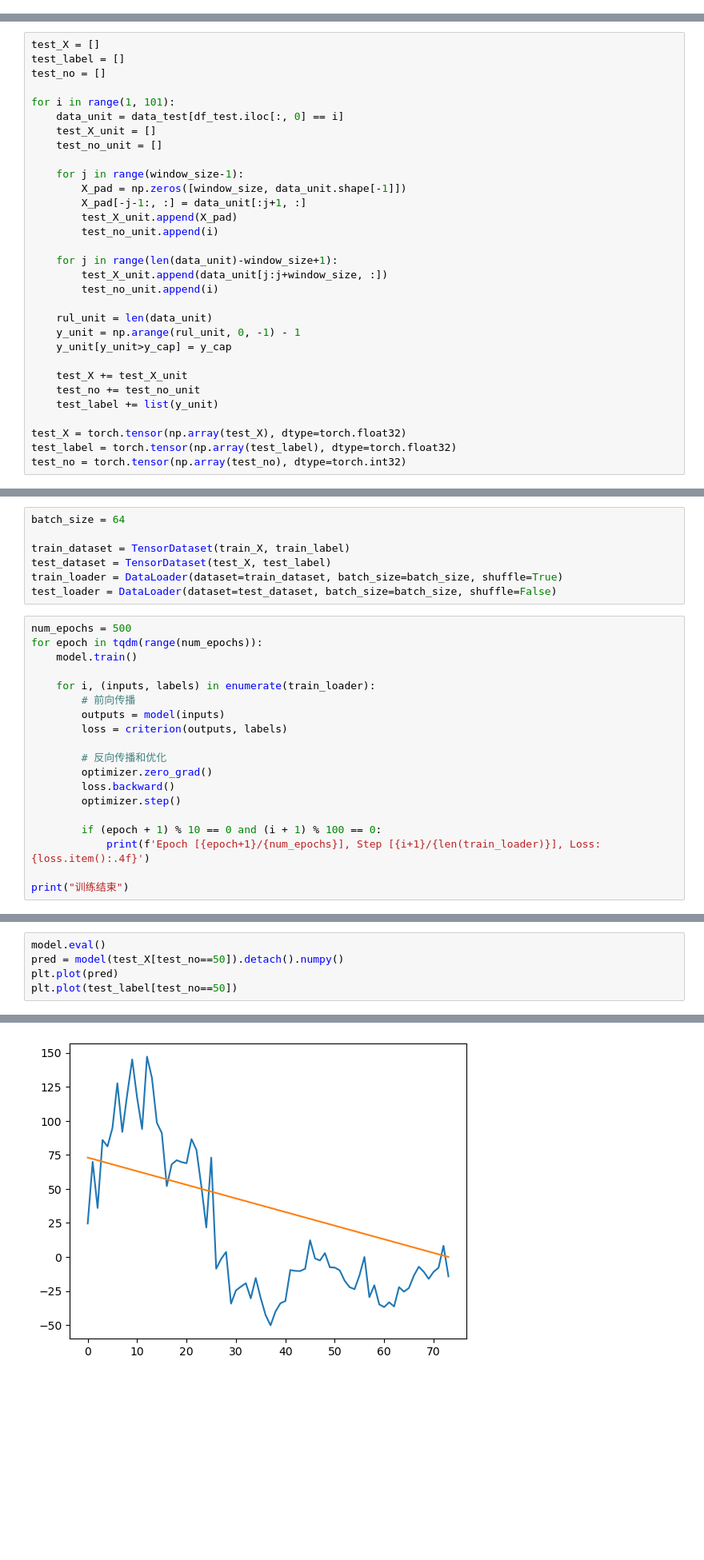
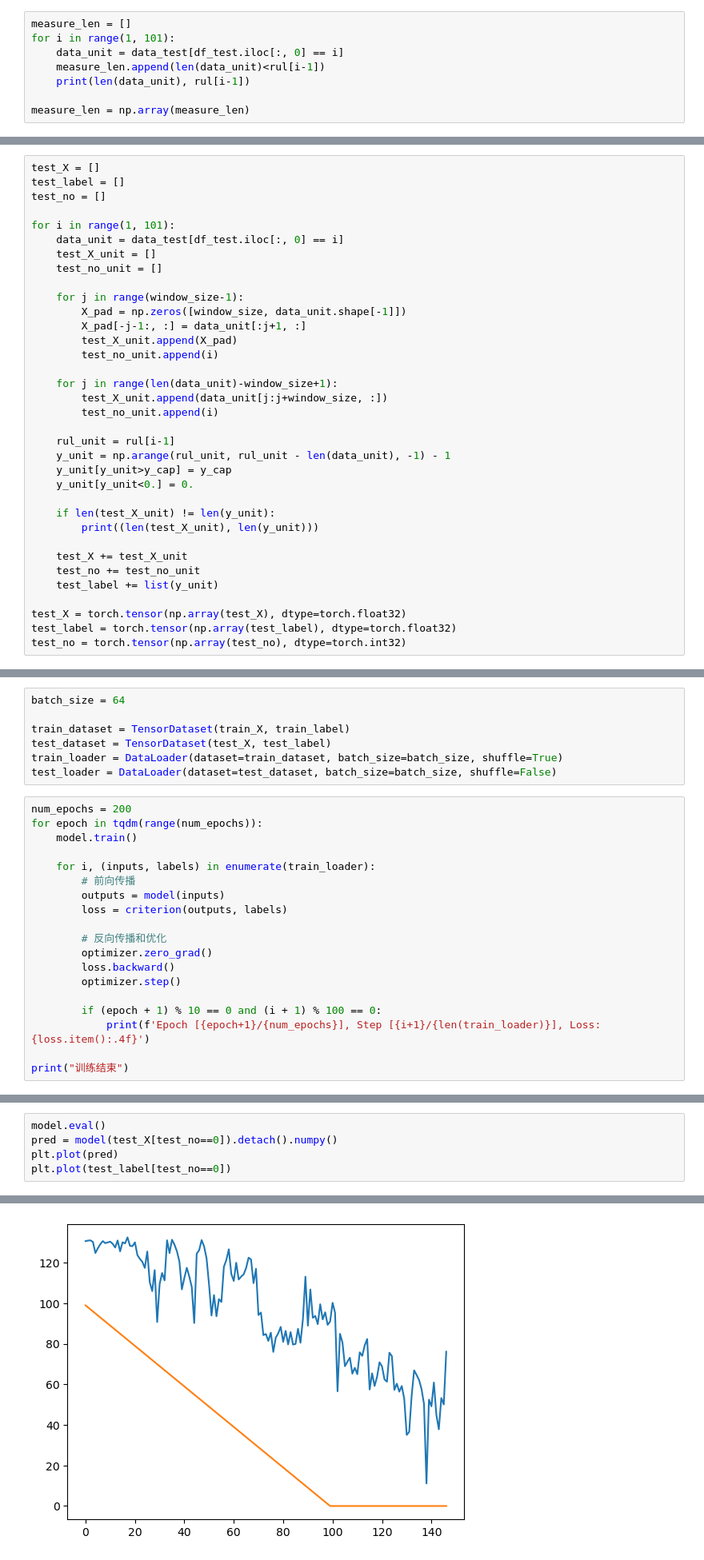
Before and after one commit to RangerCoF/CMPSS_RUL, a Jupyter notebook: main.ipynb, the cells around one changed output, grey strips where cells are left out. Shown at 80% size. Cells and saved outputs as stored; diff of their text form; blank space fills up the shorter version.

```diff
--- a/main.ipynb
+++ b/main.ipynb
@@ -71,0 +126,8 @@ train_no = torch.tensor(np.array(train_no), dtype=torch.int32)
+# %%
+measure_len = []
+for i in range(1, 101):
+    data_unit = data_test[df_test.iloc[:, 0] == i]
+    measure_len.append(len(data_unit)<rul[i-1])
+    print(len(data_unit), rul[i-1])
+
+measure_len = np.array(measure_len)
@@ -89,9 +169,13 @@ for i in range(1, 101):
         test_X_unit.append(data_unit[j:j+window_size, :])
         test_no_unit.append(i)
 
-    rul_unit = len(data_unit)
-    y_unit = np.arange(rul_unit, 0, -1) - 1
+    rul_unit = rul[i-1]
+    y_unit = np.arange(rul_unit, rul_unit - len(data_unit), -1) - 1
     y_unit[y_unit>y_cap] = y_cap
+    y_unit[y_unit<0.] = 0.
+
+    if len(test_X_unit) != len(y_unit):
+        print((len(test_X_unit), len(y_unit)))
 
     test_X += test_X_unit
     test_no += test_no_unit
@@ -134,7 +218,7 @@ test_dataset = TensorDataset(test_X, test_label)
 train_loader = DataLoader(dataset=train_dataset, batch_size=batch_size, shuffle=True)
 test_loader = DataLoader(dataset=test_dataset, batch_size=batch_size, shuffle=False)
 # %%
-num_epochs = 500
+num_epochs = 200
 for epoch in tqdm(range(num_epochs)):
     model.train()
 
@@ -177,8 +267,8 @@ plt.plot(train_label[train_no==5])
 # %%
 model.eval()
-pred = model(test_X[test_no==50]).detach().numpy()
+pred = model(test_X[test_no==0]).detach().numpy()
 plt.plot(pred)
-plt.plot(test_label[test_no==50])
+plt.plot(test_label[test_no==0])
 # %% [output]
 [<matplotlib.lines.Line2D at 0x...>]
-[figure, old version]
+[figure, new version]
```
Also changed, not shown: parts of 9 cells of this notebook, 1 other file.
